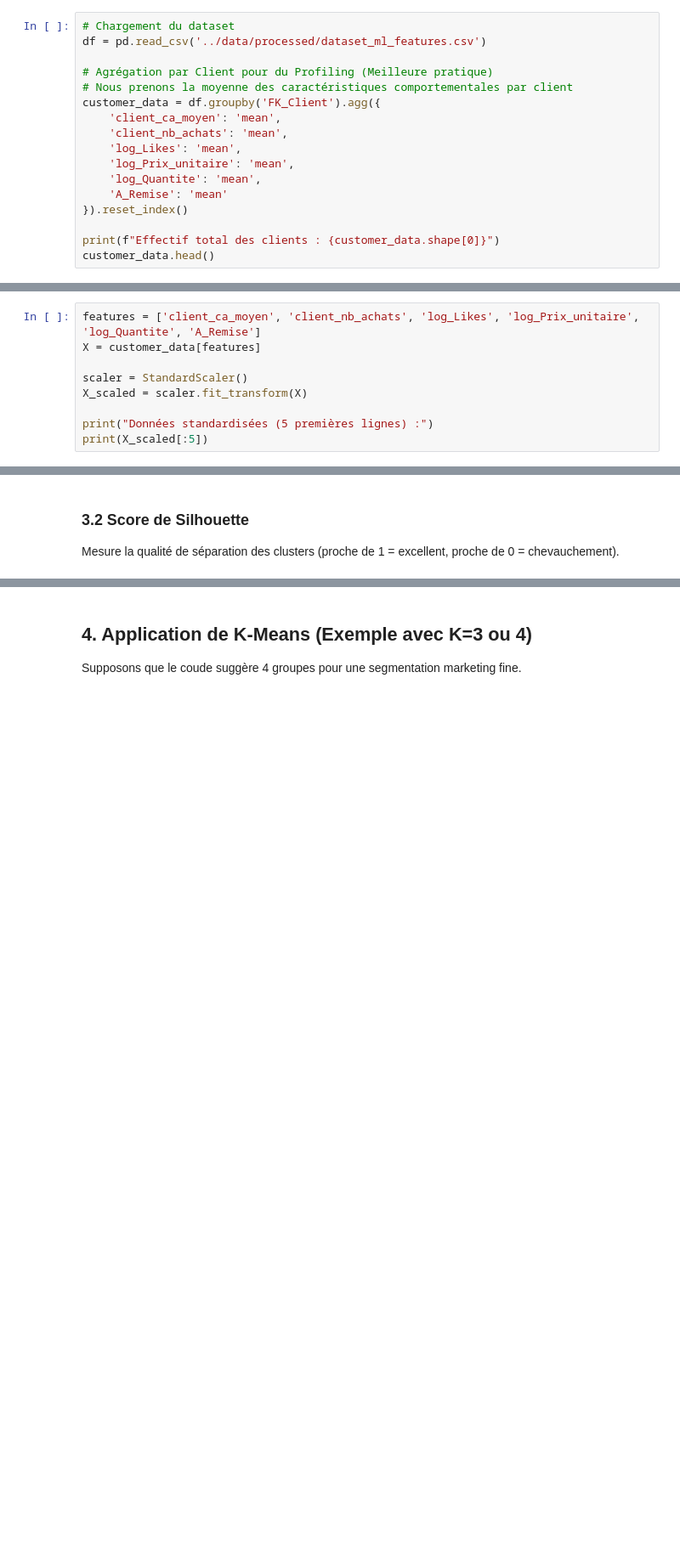
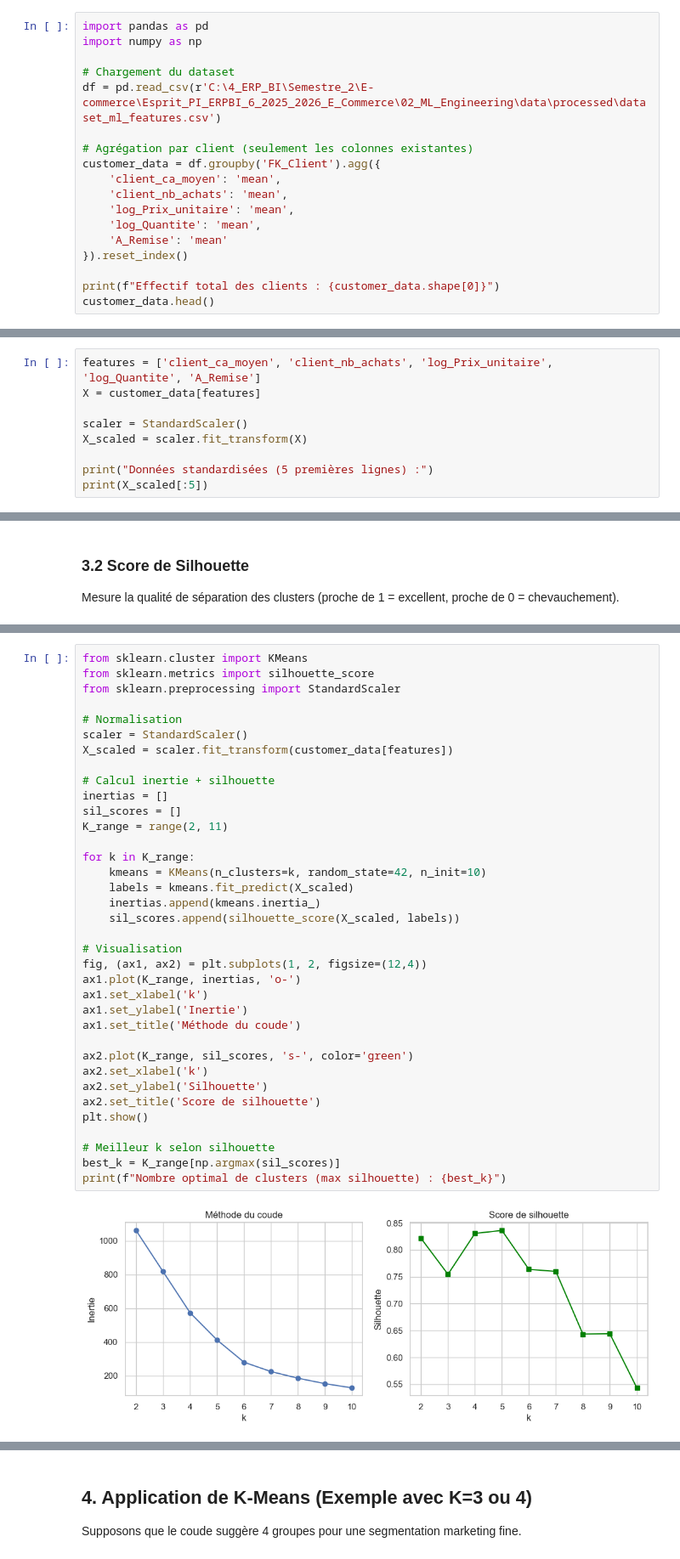
Before and after one commit to khaled424/Esprit-PI-ERPBI6-2025-2026-E_Commerce, a Jupyter notebook: notebooks/06_Clustering.ipynb, the cells around one changed output, grey strips where cells are left out. Shown at 85% size. Cells and saved outputs as stored; diff of their text form; blank space fills up the shorter version.

```diff
--- a/notebooks/06_Clustering.ipynb
+++ b/notebooks/06_Clustering.ipynb
@@ -26,15 +26,16 @@ sns.set_theme(style="whitegrid")
 import warnings
 warnings.filterwarnings('ignore')
 # %%
+import pandas as pd
+import numpy as np
+
 # Chargement du dataset
-df = pd.read_csv('../data/processed/dataset_ml_features.csv')
+df = pd.read_csv(r'C:\4_ERP_BI\Semestre_2\E-commerce\Esprit_PI_ERPBI_6_2025_2026_E_Commerce\02_ML_Engineering\data\processed\dataset_ml_features.csv')
 
-# Agrégation par Client pour du Profiling (Meilleure pratique)
-# Nous prenons la moyenne des caractéristiques comportementales par client
+# Agrégation par client (seulement les colonnes existantes)
 customer_data = df.groupby('FK_Client').agg({
     'client_ca_moyen': 'mean',
     'client_nb_achats': 'mean',
-    'log_Likes': 'mean',
     'log_Prix_unitaire': 'mean',
     'log_Quantite': 'mean',
     'A_Remise': 'mean'
@@ -47,7 +56,7 @@ customer_data.head()
 
 Le clustering basé sur les distances (K-Means) nécessite que toutes les variables soient à la même échelle.
 # %%
-features = ['client_ca_moyen', 'client_nb_achats', 'log_Likes', 'log_Prix_unitaire', 'log_Quantite', 'A_Remise']
+features = ['client_ca_moyen', 'client_nb_achats', 'log_Prix_unitaire', 'log_Quantite', 'A_Remise']
 X = customer_data[features]
 
 scaler = StandardScaler()
@@ -91,0 +112,38 @@ plt.show()
+# %%
+from sklearn.cluster import KMeans
+from sklearn.metrics import silhouette_score
+from sklearn.preprocessing import StandardScaler
+
+# Normalisation
+scaler = StandardScaler()
+X_scaled = scaler.fit_transform(customer_data[features])
+
+# Calcul inertie + silhouette
+inertias = []
+sil_scores = []
+K_range = range(2, 11)
+
+for k in K_range:
+    kmeans = KMeans(n_clusters=k, random_state=42, n_init=10)
+    labels = kmeans.fit_predict(X_scaled)
+    inertias.append(kmeans.inertia_)
+    sil_scores.append(silhouette_score(X_scaled, labels))
+
+# Visualisation
+fig, (ax1, ax2) = plt.subplots(1, 2, figsize=(12,4))
+ax1.plot(K_range, inertias, 'o-')
+ax1.set_xlabel('k')
+ax1.set_ylabel('Inertie')
+ax1.set_title('Méthode du coude')
+
+ax2.plot(K_range, sil_scores, 's-', color='green')
+ax2.set_xlabel('k')
+ax2.set_ylabel('Silhouette')
+ax2.set_title('Score de silhouette')
+plt.show()
+
+# Meilleur k selon silhouette
+best_k = K_range[np.argmax(sil_scores)]
+print(f"Nombre optimal de clusters (max silhouette) : {best_k}")
+# %% [output]
+[figure, added]
```
Also changed, not shown: parts of 15 cells of this notebook, 16 other files.
